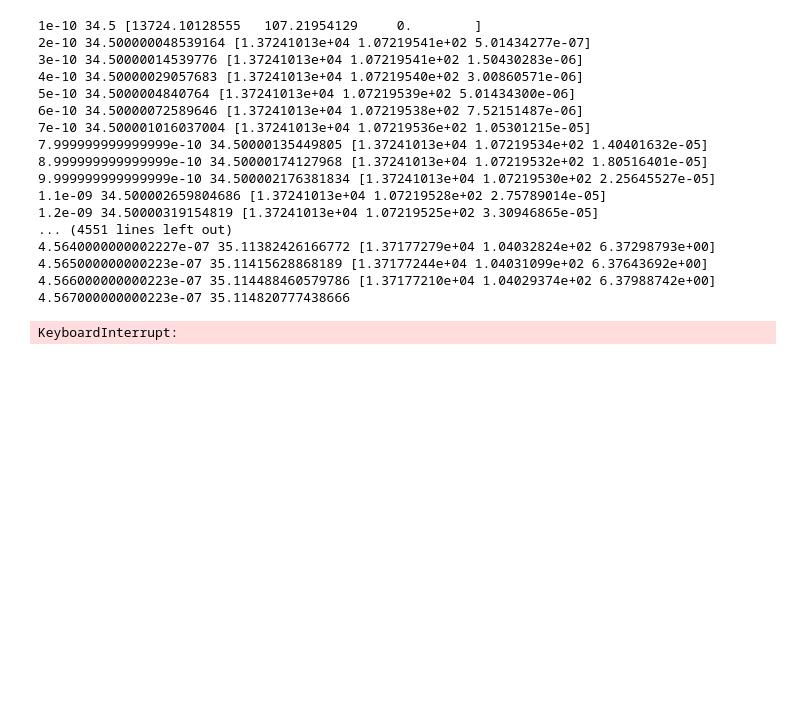
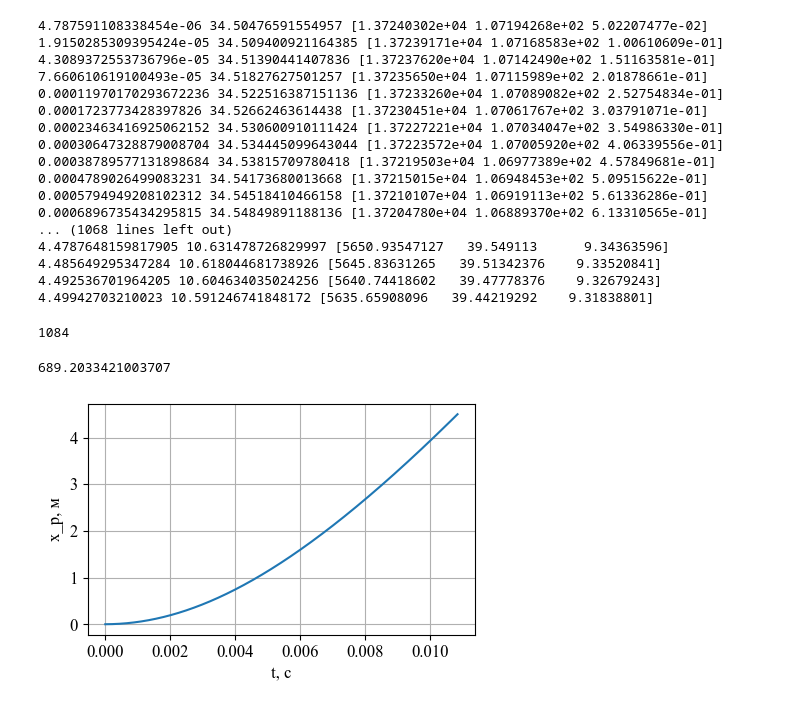
Before and after one commit to SamoilovSD/new_ballistic, a Jupyter notebook: new_ballistic_system.ipynb, the cells around one changed output. Drawn from its saved outputs; the diff is of its cells as text; code cells hidden in the pictures; blank space fills up the shorter version.

```diff
--- a/new_ballistic_system.ipynb
+++ b/new_ballistic_system.ipynb
@@ -41,7 +41,7 @@ def foo_k(T, gas_name):
     return 1 + a0 + a1*T + a2*T**2 + a3*T**3 + a4*T**4 + a5*T**5
 # %%
 def foo_alpha(r):
-    if r != 0:
+    if r >= 0.000001:
         a = 1 - math.e**(-r)
         return (1-a/r)/a
     else:
@@ -146,7 +146,7 @@ M_p_arr = np.array(M_p_arr)
 # rho_arr = np.array(rho_arr)
 T_arr = np.array(T_arr)
 
-dt=1e-10
+dt=1e-9
 x_p = x_p0
 T = T_0
 
@@ -195,13 +195,13 @@ while x_p <= l_d: # условие цикла, пока МЭ не покинул
 
     T = p_m*W_n/(R_u*n_smesi)
 #     T_arr = np.append(T_arr,T)
-    print(tau, p_m/10**6, C_n)
-    if p_m<=p_f:
-        dv_p = 0
-    else:
-        dv_p = (p_m - p_a)*S/(phi*m_elem) * dt # диф. скорости МЭ
 
-#     dv_p = (p_m - p_a)*S/(phi*m_elem) * dt # диф. скорости МЭ
+#     if p_m<=p_f:
+#         dv_p = 0
+#     else:
+#         dv_p = (p_m - p_a)*S/(phi*m_elem) * dt # диф. скорости МЭ
+
+    dv_p = (p_m - p_a)*S/(phi*m_elem) * dt # диф. скорости МЭ
 
     v_p += dv_p # скорость МЭ
 #     v_p_arr = np.append(v_p_arr, v_p)
@@ -215,28 +215,28 @@ while x_p <= l_d: # условие цикла, пока МЭ не покинул
 
     W_n = W_0 + (x_p-dx_p)*S # Заснарядный объем на n шаге
 
-    foo_alpha_res = np.array([0,0,0]) # значение умножения алфа функции от произведения вектора D на tau,
+    foo_alpha_res = np.array([0,0,0]) # значение умножения алфа функции от произведения вектора D на dt,
     for i in range(len(D_n)):
-        foo_alpha_res[i] = foo_alpha(D_n[i]*tau)
+        foo_alpha_res[i] = foo_alpha(D_n[i]*dt)
 
-    C_n_kr = W_n/W_n_1 * (C_n + (tau *(P_n-C_n*D_n))/(1+foo_alpha_res*D_n*tau)) # Предиктор вектора С
+    C_n_kr = W_n/W_n_1 * (C_n + (dt *(P_n-C_n*D_n))/(1+foo_alpha_res*D_n*dt)) # Предиктор вектора С
 
     if C_n_kr[1]>=1e-1:
         D_n_kr = (np.array([foo_k_r(T)*C_n_kr[1]**(1/2), 1/2*foo_k_r(T)*C_n_kr[0]*C_n_kr[1]**(-1/2),0]) + D_n)/2 # Предиктор вектора D
     else:
          D_n_kr = np.array([0,0,0])
 
-    foo_alpha_res = np.array([0,0,0]) # значение умножения алфа функции от произведения вектора D на tau,
+    foo_alpha_res = np.array([0,0,0]) # значение умножения алфа функции от произведения вектора D на dt,
     for i in range(len(D_n_kr)):
-        foo_alpha_res[i] = foo_alpha(D_n_kr[i]*tau)
+        foo_alpha_res[i] = foo_alpha(D_n_kr[i]*dt)
 
     if C_n_kr[1]>=1e-1:
         P_n_kr = foo_alpha_res*np.array([0, 0, foo_k_r(T)*C_n_kr[0]*C_n_kr[1]**(1/2)]) + (1-foo_alpha_res)*P_n # Предиктор вектора P
     else:
         P_n_kr = np.array([0, 0, 0])
-    C_n_1 = W_n/W_n_1 * (C_n + (tau *(P_n_kr-C_n*D_n_kr))/(1+foo_alpha_res*D_n_kr*tau)) # Корректор вектора С
+    C_n_1 = W_n/W_n_1 * (C_n + (dt *(P_n_kr-C_n*D_n_kr))/(1+foo_alpha_res*D_n_kr*dt)) # Корректор вектора С
 
-    if schetchik % 250_000 == 0:
+    if schetchik % 10_000 == 0:
         tau_arr = np.append(tau_arr, tau)
         x_p_arr = np.append(x_p_arr, x_p)
         C_H2_arr = np.append(C_H2_arr, C_n[0])
@@ -249,36 +249,41 @@ while x_p <= l_d: # условие цикла, пока МЭ не покинул
         v_p_arr = np.append(v_p_arr, v_p)
         T_arr = np.append(T_arr,T)
         p_m_arr = np.append(p_m_arr, p_m)
-        print(x_p, p_m/10**6)
+        print(x_p, p_m/10**6, C_n)
 # %% [output]
-1e-10 34.5 [13724.10128555   107.21954129     0.        ]
-2e-10 34.500000048539164 [1.37241013e+04 1.07219541e+02 5.01434277e-07]
-3e-10 34.50000014539776 [1.37241013e+04 1.07219541e+02 1.50430283e-06]
-4e-10 34.50000029057683 [1.37241013e+04 1.07219540e+02 3.00860571e-06]
-5e-10 34.5000004840764 [1.37241013e+04 1.07219539e+02 5.01434300e-06]
-6e-10 34.50000072589646 [1.37241013e+04 1.07219538e+02 7.52151487e-06]
-7e-10 34.500001016037004 [1.37241013e+04 1.07219536e+02 1.05301215e-05]
-7.999999999999999e-10 34.50000135449805 [1.37241013e+04 1.07219534e+02 1.40401632e-05]
-8.999999999999999e-10 34.50000174127968 [1.37241013e+04 1.07219532e+02 1.80516401e-05]
-9.999999999999999e-10 34.500002176381834 [1.37241013e+04 1.07219530e+02 2.25645527e-05]
-1.1e-09 34.500002659804686 [1.37241013e+04 1.07219528e+02 2.75789014e-05]
-1.2e-09 34.50000319154819 [1.37241013e+04 1.07219525e+02 3.30946865e-05]
-... (4551 lines left out)
-4.5640000000002227e-07 35.11382426166772 [1.37177279e+04 1.04032824e+02 6.37298793e+00]
-4.565000000000223e-07 35.11415628868189 [1.37177244e+04 1.04031099e+02 6.37643692e+00]
-4.566000000000223e-07 35.114488460579786 [1.37177210e+04 1.04029374e+02 6.37988742e+00]
-4.567000000000223e-07 35.114820777438666
+4.787591108338454e-06 34.50476591554957 [1.37240302e+04 1.07194268e+02 5.02207477e-02]
+1.9150285309395424e-05 34.509400921164385 [1.37239171e+04 1.07168583e+02 1.00610609e-01]
+4.3089372553736796e-05 34.51390441407836 [1.37237620e+04 1.07142490e+02 1.51163581e-01]
+7.660610619100493e-05 34.51827627501257 [1.37235650e+04 1.07115989e+02 2.01878661e-01]
+0.00011970170293672236 34.522516387151136 [1.37233260e+04 1.07089082e+02 2.52754834e-01]
+0.0001723773428397826 34.52662463614438 [1.37230451e+04 1.07061767e+02 3.03791071e-01]
+0.00023463416925062152 34.530600910111424 [1.37227221e+04 1.07034047e+02 3.54986330e-01]
+0.00030647328879008704 34.534445099643044 [1.37223572e+04 1.07005920e+02 4.06339556e-01]
+0.00038789577131898684 34.53815709780418 [1.37219503e+04 1.06977389e+02 4.57849681e-01]
+0.0004789026499083231 34.54173680013668 [1.37215015e+04 1.06948453e+02 5.09515622e-01]
+0.0005794949208102312 34.54518410466158 [1.37210107e+04 1.06919113e+02 5.61336286e-01]
+0.0006896735434295815 34.54849891188136 [1.37204780e+04 1.06889370e+02 6.13310565e-01]
+... (1068 lines left out)
+4.4787648159817905 10.631478726829997 [5650.93547127   39.549113      9.34363596]
+4.485649295347284 10.618044681738926 [5645.83631265   39.51342376    9.33520841]
+4.492536701964205 10.604634035024256 [5640.74418602   39.47778376    9.32679243]
+4.49942703210023 10.591246741848172 [5635.65908096   39.44219292    9.31838801]
-KeyboardInterrupt:
 # %%
 len(tau_arr)
+# %% [output]
+1084
 # %%
 v_p
+# %% [output]
+689.2033421003707
 # %%
 plt.figure(figsize=(5,3))
 plt.plot(tau_arr, x_p_arr)
-plt.xlabel('Время, с')
-plt.ylabel('Путь МЭ, м')
+plt.xlabel('t, с')
+plt.ylabel('x_p, м')
 plt.grid()
+# %% [output]
+[figure, added]
 # %%
 plt.figure(figsize=(5,3))
 plt.plot(tau_arr, v_p_arr)
```
Also changed, not shown: parts of 6 cells of this notebook.
